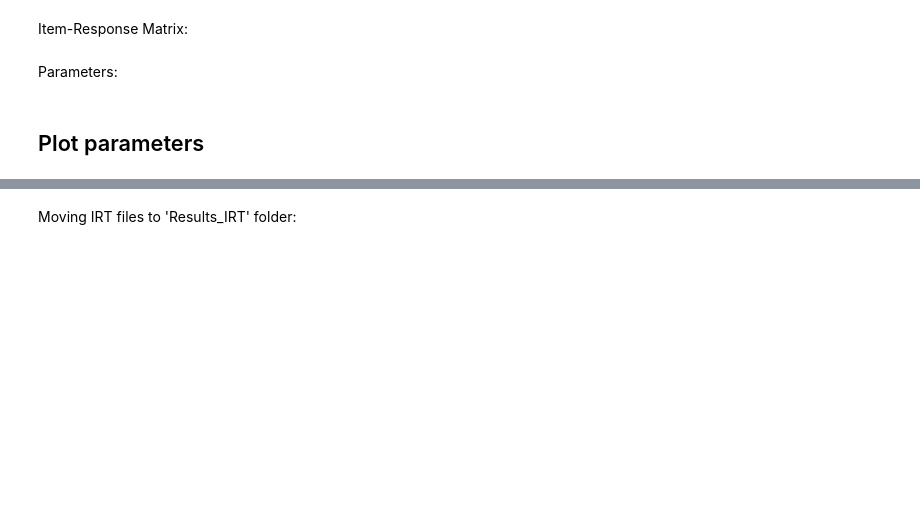
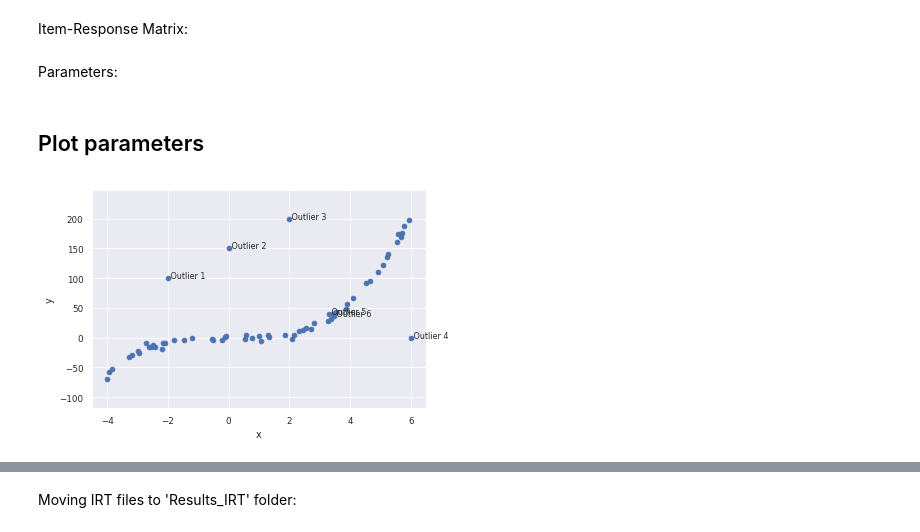
Before and after one commit to jvcm/irt_project, a Jupyter notebook: gen_models.ipynb, the cells around one changed output, grey strips where cells are left out. Cells and saved outputs as stored; diff of their text form; code cells hidden in the pictures; blank space fills up the shorter version.

Commit message:
outlier

```diff
--- a/gen_models.ipynb
+++ b/gen_models.ipynb
@@ -42,6 +42,8 @@ data = data.dropna()
 Parameters:
 # %%
 rd = 42
+noise_std = 0
+max_std = 16
 # %% [markdown]
 ## Pre processing
 # %% [markdown]
@@ -153 +168,13 @@ if noise_std == 0:
+# %%
+plt.scatter(concat[:,0],concat[:,1])
+plt.xlabel('x')
+plt.ylabel('y')
+plt.ylim(ylim)
+ind = [-4, -3, -2, -1, 22, 35]
+for i, txt in enumerate(ind):
+    plt.text(concat[txt][0],concat[txt][1], ' Outlier ' + str(i+1), fontsize=8)
+if noise_std == 0:
+    plt.savefig('./Results_IRT/' + name.split('_')[0] + '/original.png')
+# %% [output]
+[figure, added]
 # %%
```
Also changed, not shown: parts of 15 cells of this notebook, 6 other files.
